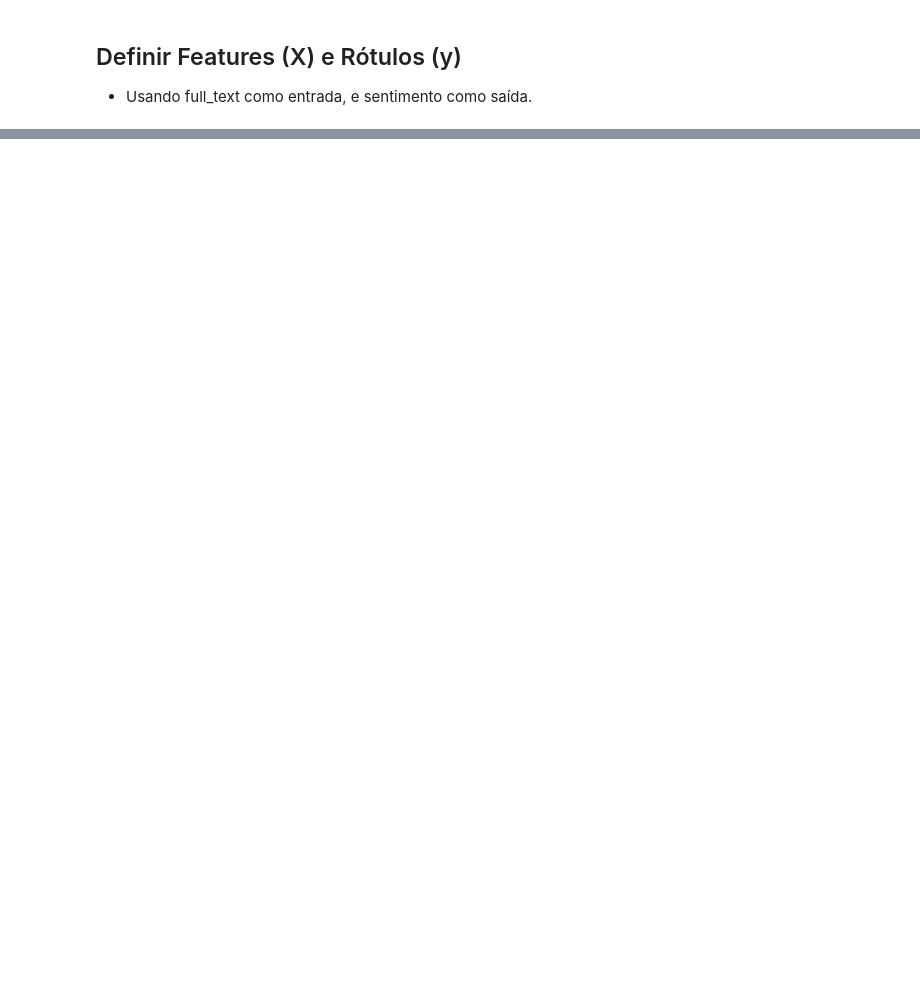
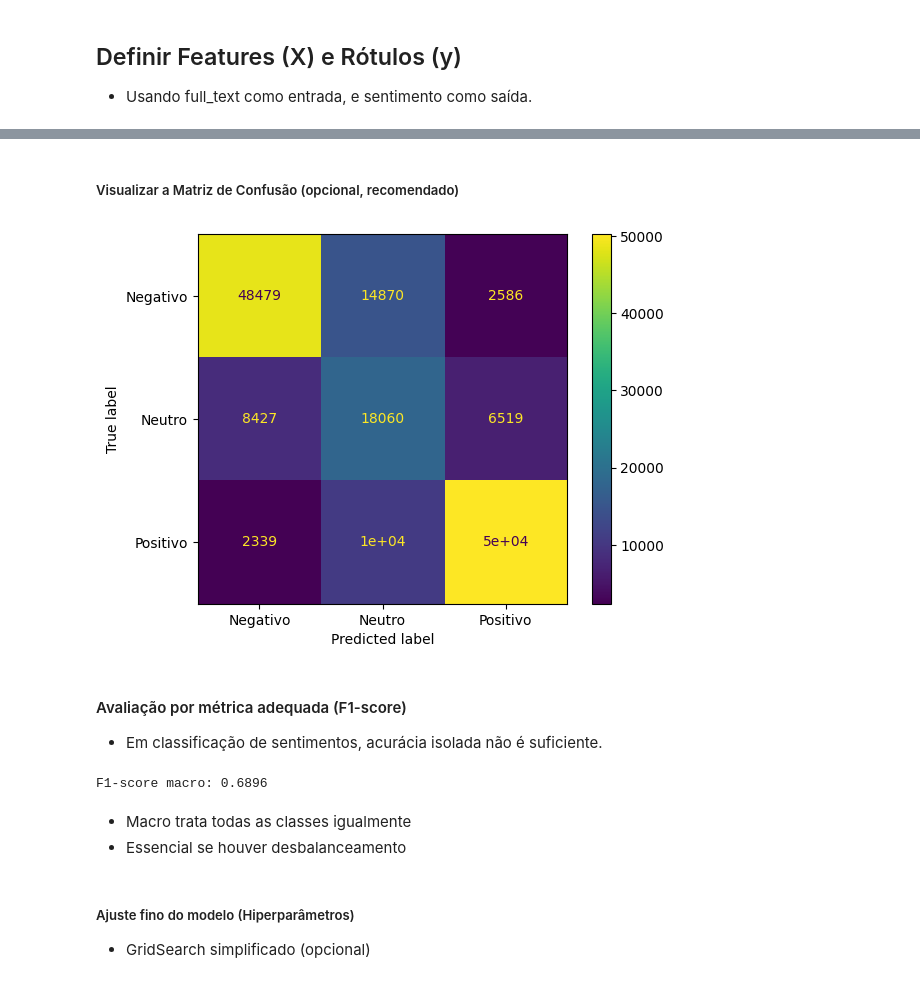
Before and after one commit to CidQueiroz/h12-sentiment-api, a Jupyter notebook: data-science/Analise_de_Sentimentos_de_Feedbacks.ipynb, the cells around one changed output, grey strips where cells are left out. Cells and saved outputs as stored; diff of their text form; code cells hidden in the pictures; blank space fills up the shorter version.

Commit message:
Implemantação do(TF-IDF), Treinamento e testes dos Modelos(GriSearch/RegLog/SVM,NaveBayes)

```diff
--- a/data-science/Analise_de_Sentimentos_de_Feedbacks.ipynb
+++ b/data-science/Analise_de_Sentimentos_de_Feedbacks.ipynb
@@ -432,0 +565,9 @@ Teste: (161969,)
+# %%
+modelo = LogisticRegression(
+    max_iter=1000,          # garante convergência com muitos dados
+    n_jobs=-1,              # usa todos os núcleos disponíveis
+    class_weight='balanced',# lida com possível desbalanceamento
+    solver='saga',          # indicado para datasets grandes + multiclasses
+    multi_class='multinomial',
+    random_state=42
+)
@@ -432,0 +579,2 @@ Teste: (161969,)
+# %%
+modelo.fit(X_train_tfidf, y_train)
@@ -432,0 +587,2 @@ Teste: (161969,)
+# %%
+y_pred = modelo.predict(X_test_tfidf)
@@ -432,0 +642,6 @@ Teste: (161969,)
+# %%
+import numpy as np
+from sklearn.metrics import confusion_matrix
+
+conf_matrix = confusion_matrix(y_test, y_pred)
+conf_matrix
@@ -432,0 +659,27 @@ Teste: (161969,)
+# %% [markdown]
+##### Visualizar a Matriz de Confusão (opcional, recomendado)
+# %%
+import matplotlib.pyplot as plt
+from sklearn.metrics import ConfusionMatrixDisplay
+
+disp = ConfusionMatrixDisplay(confusion_matrix=conf_matrix, display_labels=modelo.classes_)
+disp.plot()
+plt.show()
+# %% [output]
+[figure, added]
+# %% [markdown]
+#### Avaliação por métrica adequada (F1-score)
+- Em classificação de sentimentos, acurácia isolada não é suficiente.
+# %%
+from sklearn.metrics import f1_score
+
+f1_macro = f1_score(y_test, y_pred, average='macro')
+print(f"F1-score macro: {f1_macro:.4f}")
+# %% [output]
+F1-score macro: 0.6896
+# %% [markdown]
+- Macro trata todas as classes igualmente
+- Essencial se houver desbalanceamento
+# %% [markdown]
+##### Ajuste fino do modelo (Hiperparâmetros)
+- GridSearch simplificado (opcional)
```
Also changed, not shown: parts of 78 cells of this notebook, 4 other files.
